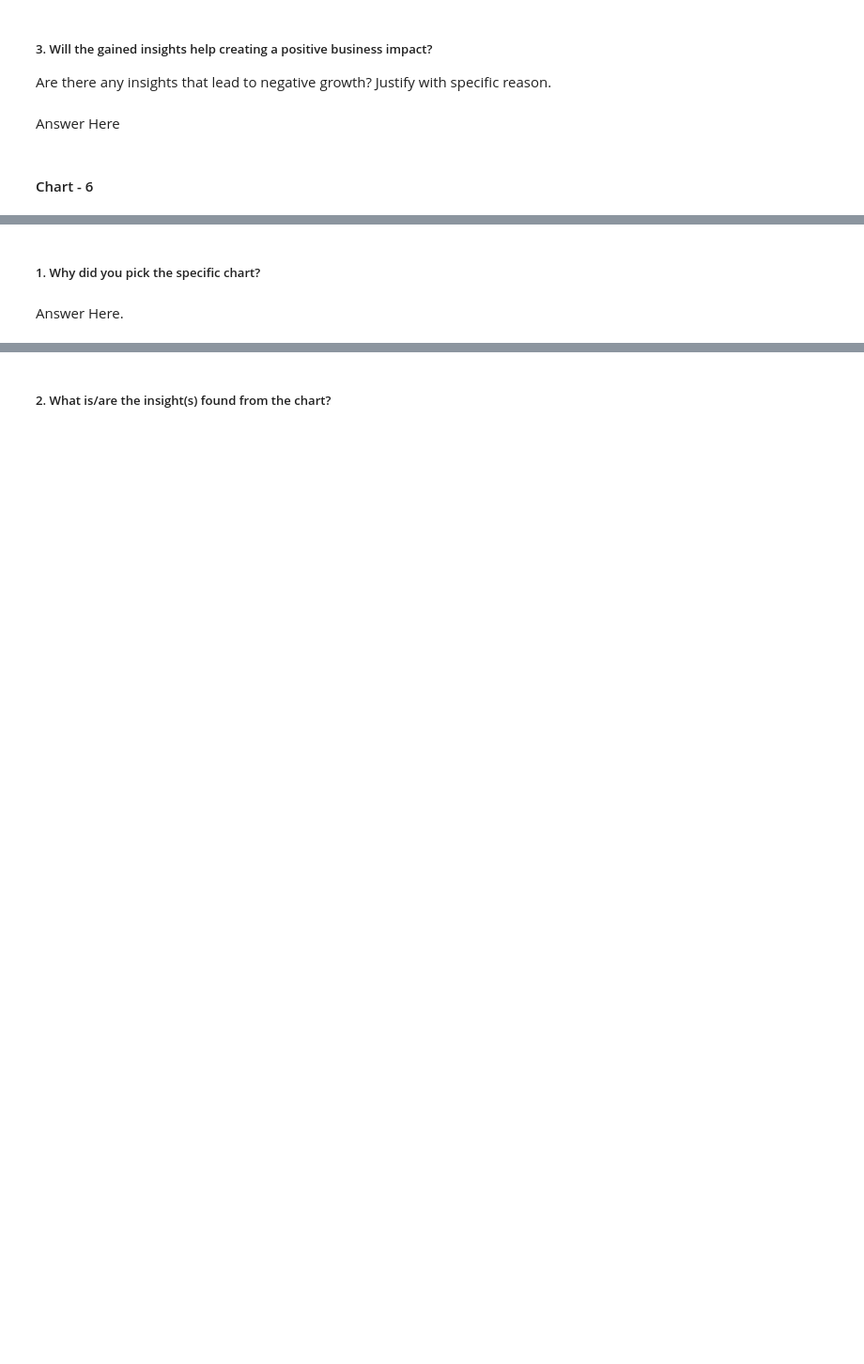
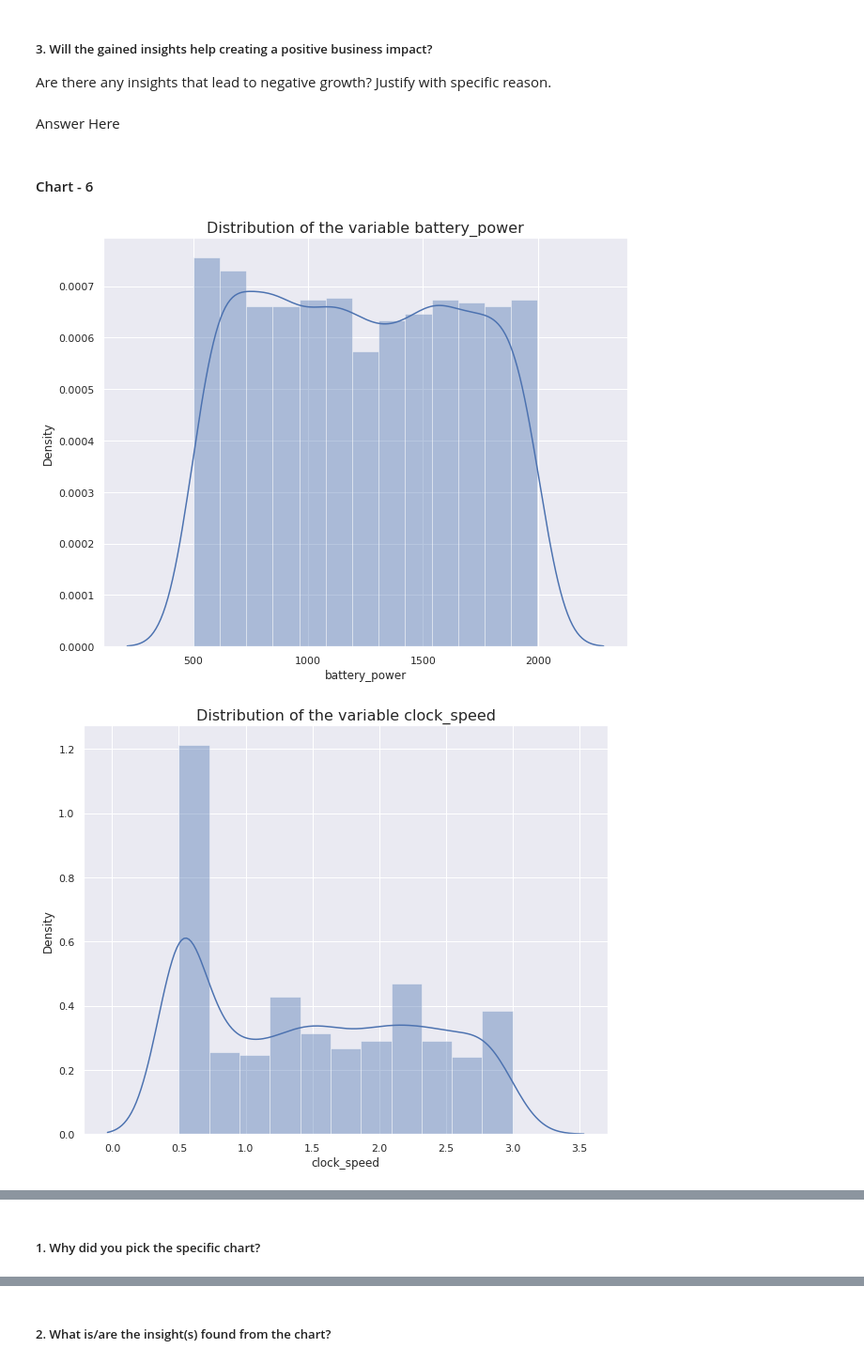
Before and after one commit to RahulI5/Mobile-Price-Range-Prediction, a Jupyter notebook: Mobile_Price_Range_Prediction.ipynb, the cells around one changed output, grey strips where cells are left out. Shown: that part at 94% size. Cells and saved outputs as stored; diff of their text form; code cells hidden in the pictures; blank space fills up the shorter version.

```diff
--- a/Mobile_Price_Range_Prediction.ipynb
+++ b/Mobile_Price_Range_Prediction.ipynb
@@ -386,0 +392,16 @@ Answer Here
+# %%
+# Chart - 6 visualization code
+num_columns = ['battery_power','clock_speed','fc','int_memory','m_dep','mobile_wt','n_cores','pc','px_height','px_width','ram','sc_h','sc_w','talk_time']
+# %%
+# Plotted the distribution of Numerical Features.
+for col in num_columns:
+  sns.set(rc={'figure.figsize':(10,8)})
+  sns.set_color_codes('pastel')
+  sns.distplot(df[col])
+  plt.title(f"Distribution of the variable {col}", fontsize=16)
+  plt.xlabel(f"{col}")
+  plt.ylabel("Density")
+  plt.show()
+# %% [output]
+[figure, added]
+[figure, added]
@@ -387,4 +420,2 @@ Answer Here
 # %% [markdown]
 ##### 1. Why did you pick the specific chart?
-# %% [markdown]
-Answer Here.
```
Also changed, not shown: parts of 69 cells of this notebook.
